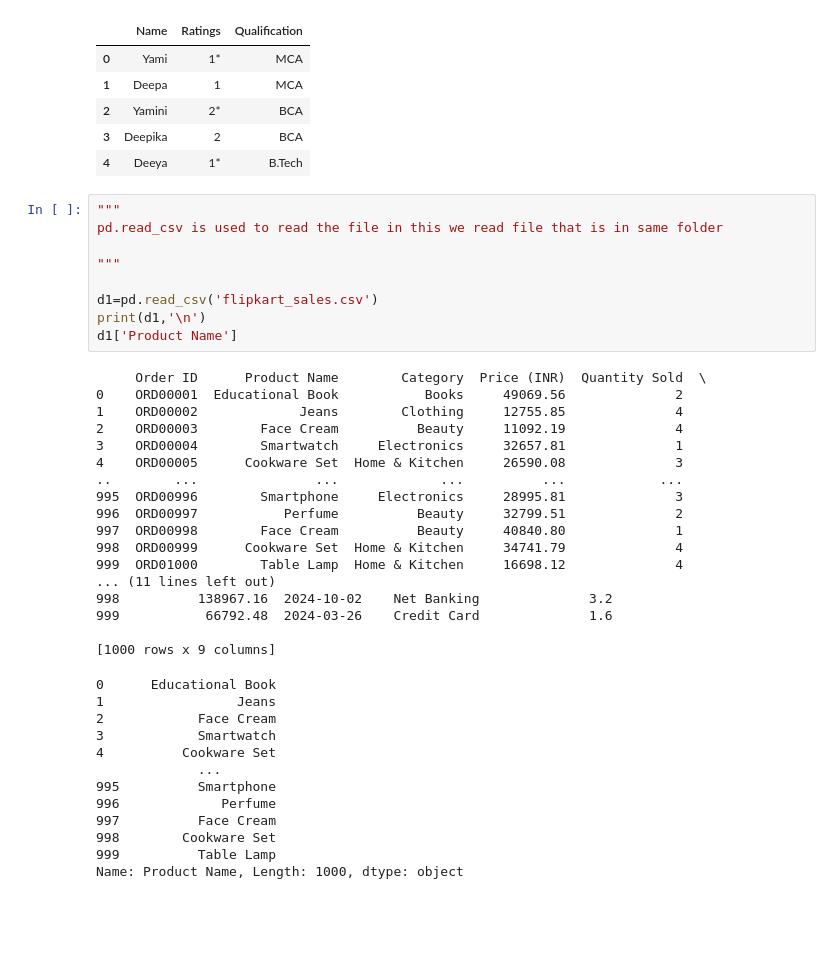
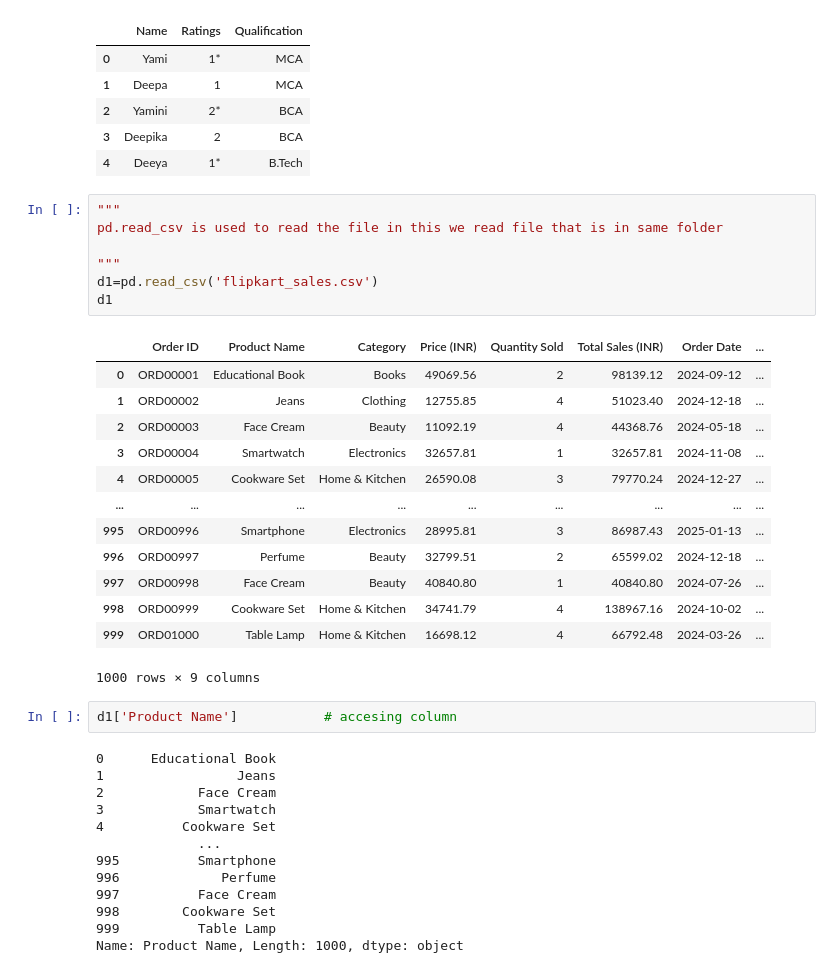
Before and after one commit to Yaminikanta/Python_Libraries, a Jupyter notebook: 02-Pandas/class_pandas.ipynb, the cells around one changed output. Saved outputs shown, nothing was run; the diff lists cells and outputs as text; blank space fills up the shorter version.

```diff
--- a/02-Pandas/class_pandas.ipynb
+++ b/02-Pandas/class_pandas.ipynb
@@ -122,42 +122,39 @@ df1
 # %%
 """
 pd.read_csv is used to read the file in this we read file that is in same folder
 
 """
-
 d1=pd.read_csv('flipkart_sales.csv')
-print(d1,'\n')
-d1['Product Name']
+d1
 # %% [output]
+|  | Order ID | Product Name | Category | Price (INR) | Quantity Sold | Total Sales (INR) | Order Date | ... |
+| 0 | ORD00001 | Educational Book | Books | 49069.56 | 2 | 98139.12 | 2024-09-12 | ... |
+| 1 | ORD00002 | Jeans | Clothing | 12755.85 | 4 | 51023.40 | 2024-12-18 | ... |
+| 2 | ORD00003 | Face Cream | Beauty | 11092.19 | 4 | 44368.76 | 2024-05-18 | ... |
+| 3 | ORD00004 | Smartwatch | Electronics | 32657.81 | 1 | 32657.81 | 2024-11-08 | ... |
+| 4 | ORD00005 | Cookware Set | Home & Kitchen | 26590.08 | 3 | 79770.24 | 2024-12-27 | ... |
+| ... | ... | ... | ... | ... | ... | ... | ... | ... |
+| 995 | ORD00996 | Smartphone | Electronics | 28995.81 | 3 | 86987.43 | 2025-01-13 | ... |
+| 996 | ORD00997 | Perfume | Beauty | 32799.51 | 2 | 65599.02 | 2024-12-18 | ... |
+| 997 | ORD00998 | Face Cream | Beauty | 40840.80 | 1 | 40840.80 | 2024-07-26 | ... |
+| 998 | ORD00999 | Cookware Set | Home & Kitchen | 34741.79 | 4 | 138967.16 | 2024-10-02 | ... |
+| 999 | ORD01000 | Table Lamp | Home & Kitchen | 16698.12 | 4 | 66792.48 | 2024-03-26 | ... |
-     Order ID      Product Name        Category  Price (INR)  Quantity Sold  \
-0    ORD00001  Educational Book           Books     49069.56              2
-1    ORD00002             Jeans        Clothing     12755.85              4
-2    ORD00003        Face Cream          Beauty     11092.19              4
-3    ORD00004        Smartwatch     Electronics     32657.81              1
-4    ORD00005      Cookware Set  Home & Kitchen     26590.08              3
-..        ...               ...             ...          ...            ...
-995  ORD00996        Smartphone     Electronics     28995.81              3
-996  ORD00997           Perfume          Beauty     32799.51              2
-997  ORD00998        Face Cream          Beauty     40840.80              1
-998  ORD00999      Cookware Set  Home & Kitchen     34741.79              4
-999  ORD01000        Table Lamp  Home & Kitchen     16698.12              4
-... (11 lines left out)
-998          138967.16  2024-10-02    Net Banking              3.2
-999           66792.48  2024-03-26    Credit Card              1.6
-
-[1000 rows x 9 columns]
+1000 rows × 9 columns
-0      Educational Book
-1                 Jeans
-2            Face Cream
-3            Smartwatch
-4          Cookware Set
-             ...
-995          Smartphone
-996             Perfume
-997          Face Cream
-998        Cookware Set
-999          Table Lamp
-Name: Product Name, Length: 1000, dtype: object
+# %%
+d1['Product Name']           # accesing column
+# %% [output]
+0      Educational Book
+1                 Jeans
+2            Face Cream
+3            Smartwatch
+4          Cookware Set
+             ...
+995          Smartphone
+996             Perfume
+997          Face Cream
+998        Cookware Set
+999          Table Lamp
+Name: Product Name, Length: 1000, dtype: object
 # %%
 # here we read a file from a link of github
 d2=pd.read_csv('https://raw.githubusercontent.com/whoknowayush/DataAnalysis-Dataset/refs/heads/main/Datasets-Practice/hr_data.csv')
```
Also changed, not shown: parts of 11 cells of this notebook.
